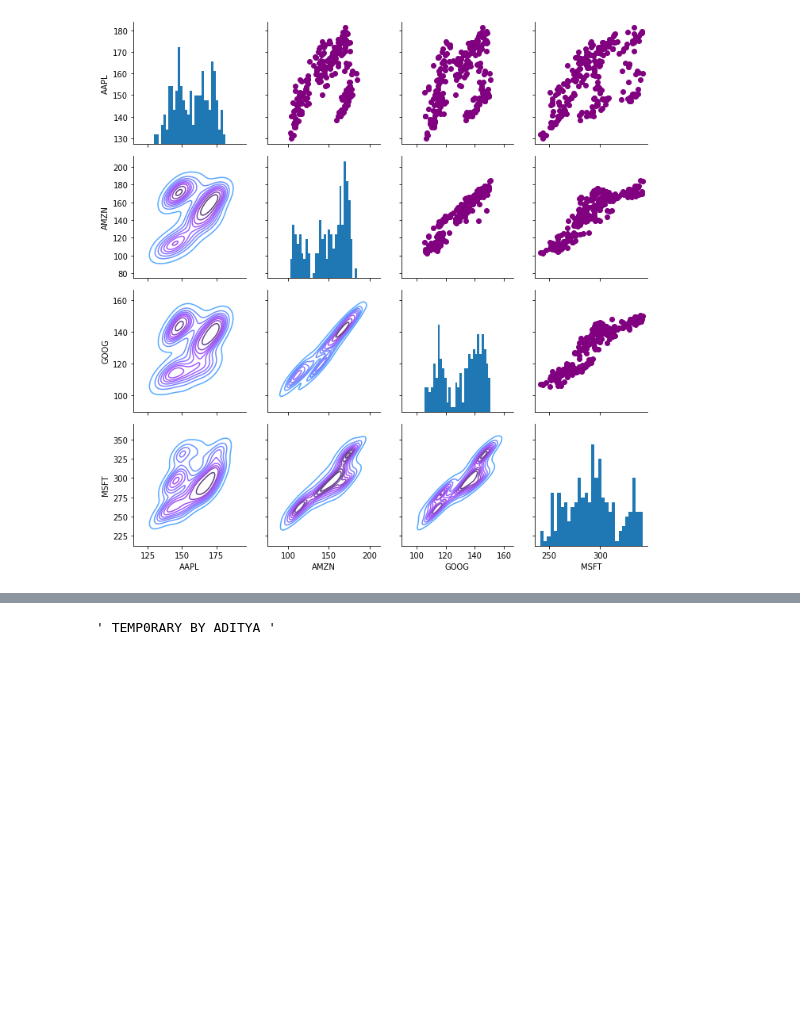
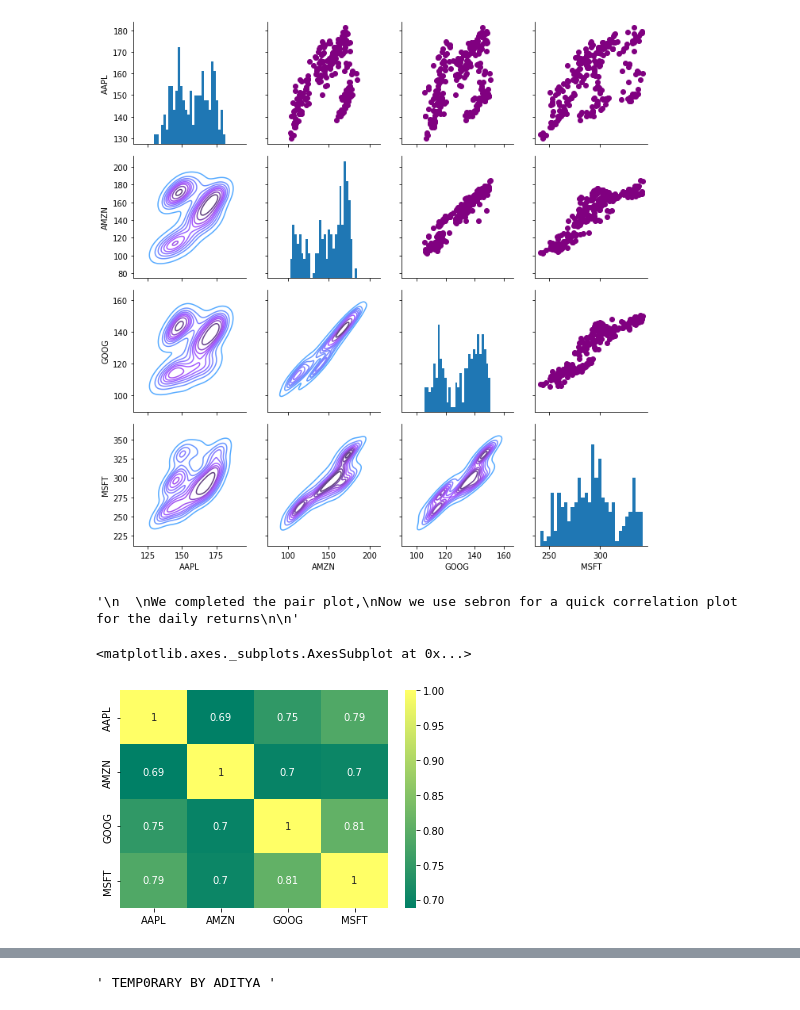
Before and after one commit to BANZOM/Stock_Market_Price_Prediction_by_LSTM, a Jupyter notebook: stocks_market_prediction_usingLSTM.ipynb, the cells around one changed output, grey strips where cells are left out. Cells and saved outputs as stored; diff of their text form; code cells hidden in the pictures; blank space fills up the shorter version.

```diff
--- a/stocks_market_prediction_usingLSTM.ipynb
+++ b/stocks_market_prediction_usingLSTM.ipynb
@@ -331,3 +333,22 @@ returns_fig.map_diag(plt.hist,bins=30)
 # %% [output]
 <seaborn.axisgrid.PairGrid at 0x...>
 [figure]
+# %%
+'''
+
+We completed the pair plot,
+Now we use seabron for a quick correlation plot for the daily returns; By comparing the closing prices, we can see the relationship between the companies.
+
+'''
+# %% [output]
+'\n  \nWe completed the pair plot,\nNow we use sebron for a quick correlation plot for the daily returns\n\n'
+# %%
+# corr() is used to find the pairwise correlation of all columns in the Pandas Dataframe in Python.
+# here we use heatmap bcz it provides an excellent visual tool for comparing various entities.
+# cmap – a matplotlib colormap name or object. This maps the data values to the color space.
+
+# tech return
+sns.heatmap(tech_return.corr(), annot=True, cmap='summer')
+# %% [output]
+<matplotlib.axes._subplots.AxesSubplot at 0x...>
+[figure, added]
```
Also changed, not shown: parts of 6 cells of this notebook.
